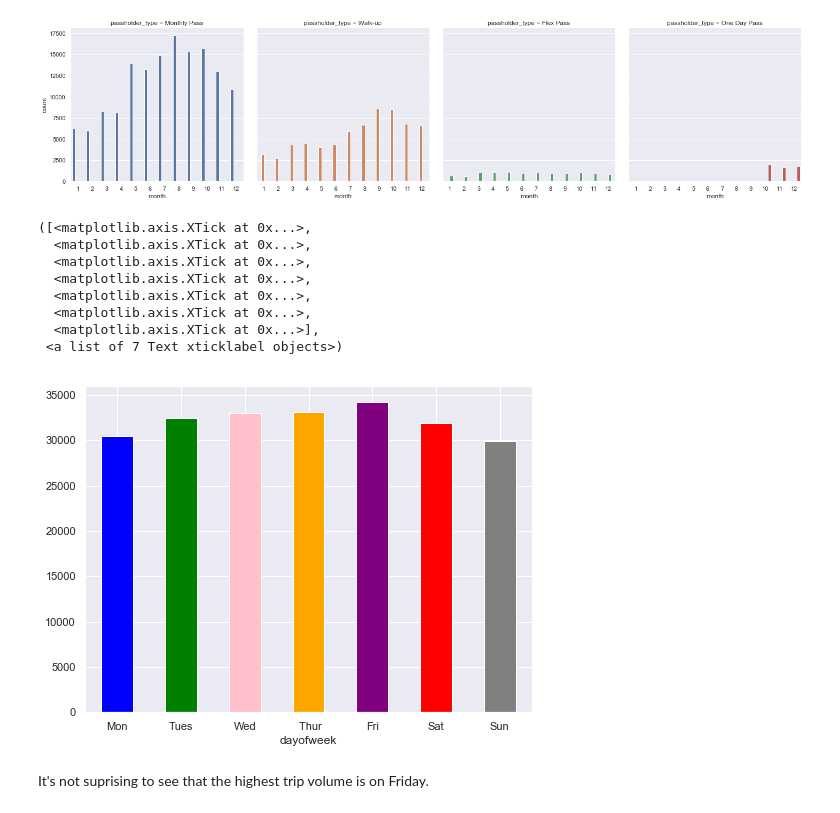
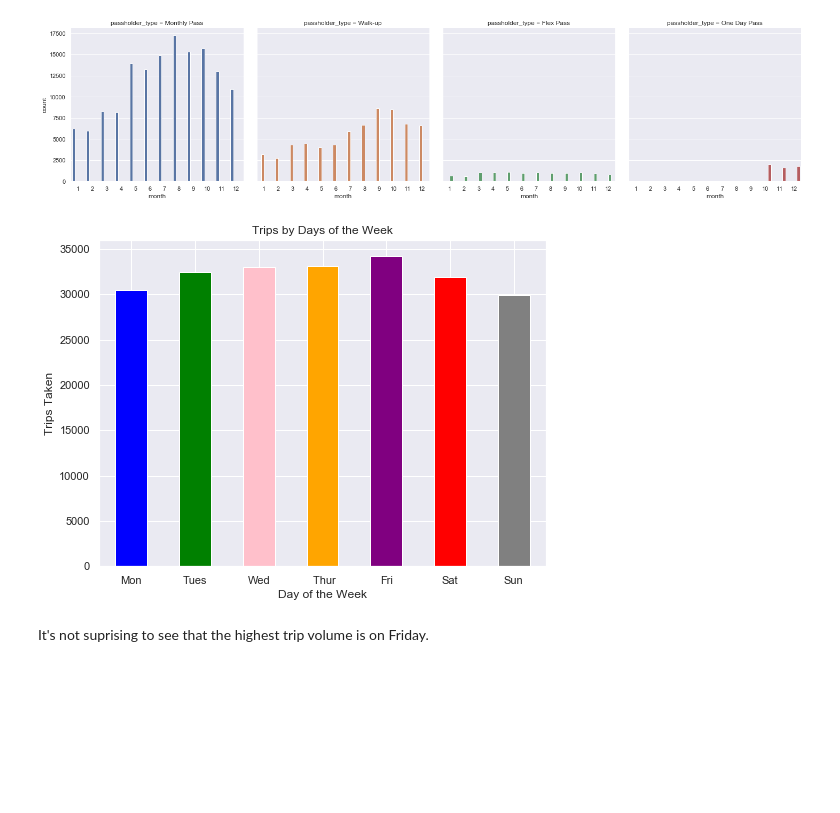
Before and after one commit to aclao89/LA_Metro_Bike, a Jupyter notebook: Untitled.ipynb, the cells around one changed output. Saved outputs shown, nothing was run; the diff lists cells and outputs as text; code cells hidden in the pictures; blank space fills up the shorter version.

Commit message:
Saved figures & polished notebook

```diff
--- a/Untitled.ipynb
+++ b/Untitled.ipynb
@@ -297,21 +309,17 @@ new_chart = sns.catplot(x='month', hue='passholder_type', data=trips_clean, col=
 # %%
 #Let's see which day(s) have the lowest and highest volumns
 day_trips = trips_clean.groupby(['dayofweek'])['trip_id'].count()
 colors = ['blue', 'green', 'pink', 'orange', 'purple', 'red', 'grey']
 labels = ('Mon', 'Tues', 'Wed',' Thur','Fri','Sat', 'Sun')
 position = (0, 1, 2, 3, 4, 5, 6)
-day_trips.plot(kind='bar', colors=colors, figsize=(8,6), rot=0)
+day_trips.plot(kind='bar', color=colors, figsize=(8,6), rot=0)
 plt.xticks(position, labels)
+plt.title('Trips by Days of the Week')
+plt.xlabel('Day of the Week')
+plt.ylabel('Trips Taken')
+plt.savefig('daily_trips_by_week.png')
 # %% [output]
-([<matplotlib.axis.XTick at 0x...>,
-  <matplotlib.axis.XTick at 0x...>,
-  <matplotlib.axis.XTick at 0x...>,
-  <matplotlib.axis.XTick at 0x...>,
-  <matplotlib.axis.XTick at 0x...>,
-  <matplotlib.axis.XTick at 0x...>,
-  <matplotlib.axis.XTick at 0x...>],
- <a list of 7 Text xticklabel objects>)
-[figure, old version]
+[figure, new version]
 # %% [markdown]
 It's not suprising to see that the highest trip volume is on Friday.
 # %%
```
Also changed, not shown: parts of 15 cells of this notebook, 4 other files.
